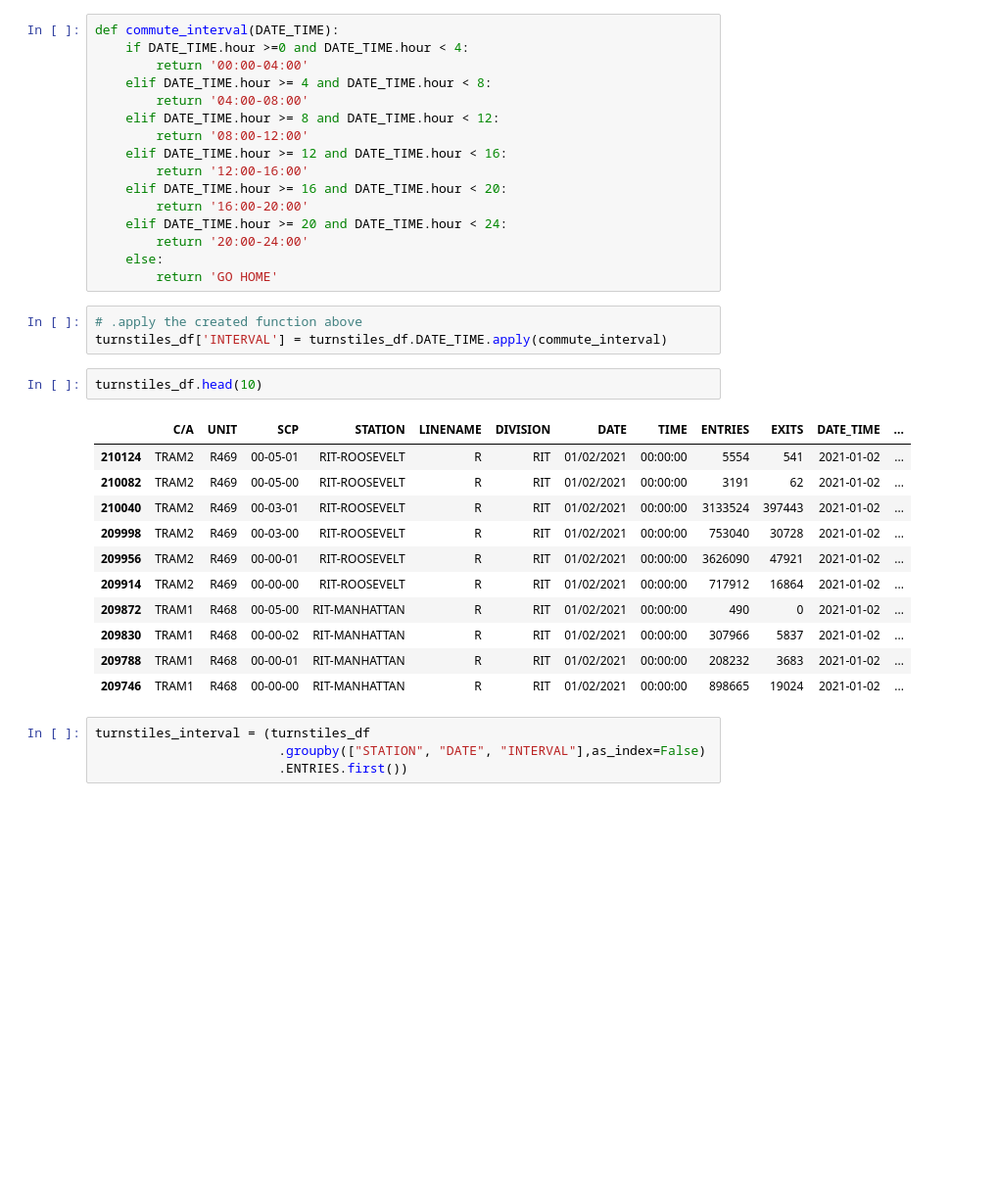
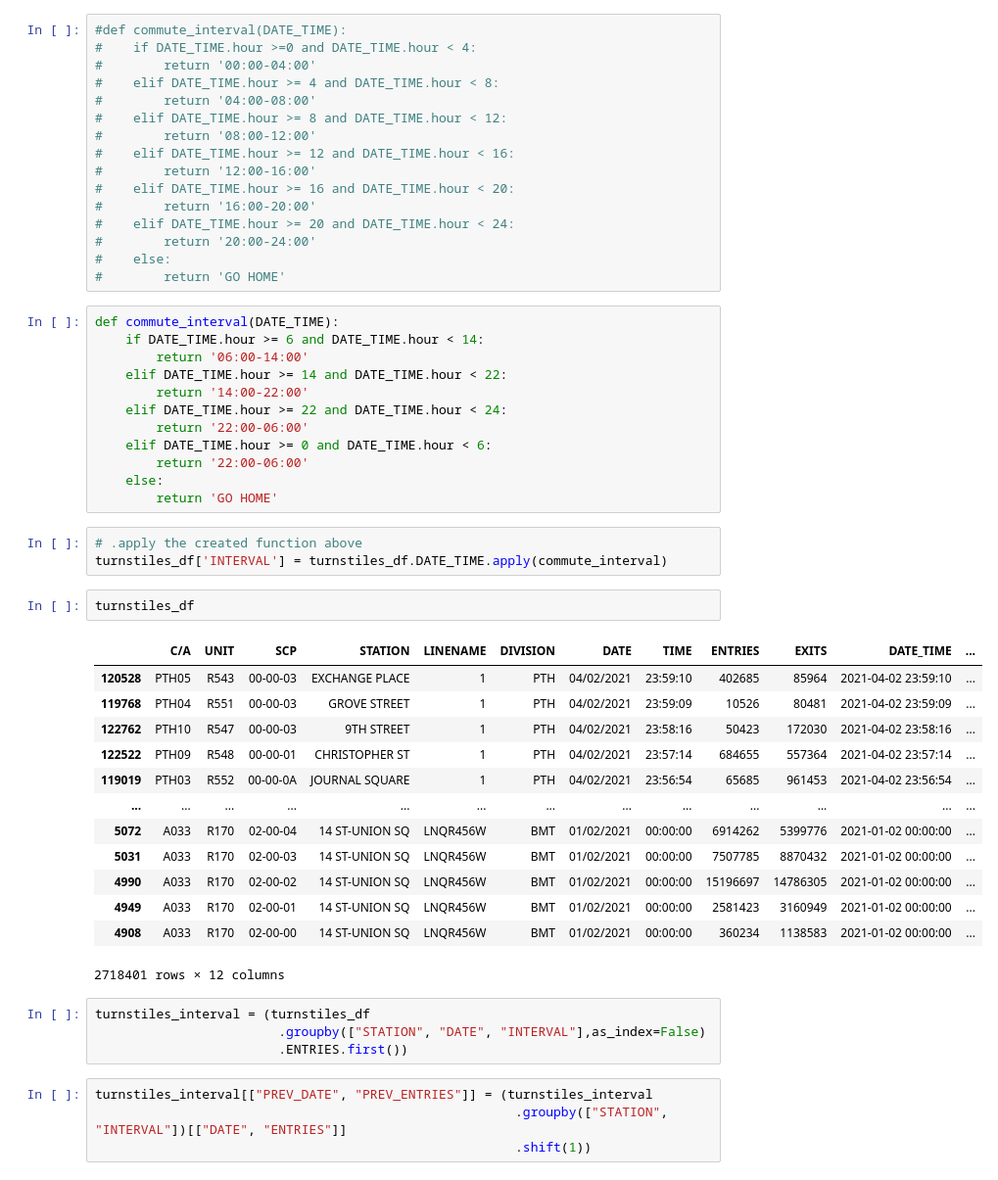
Before and after one commit to munwonjj/EDA-Project, a Jupyter notebook: EDA2.ipynb, the cells around one changed output. Shown at 98% size. Saved outputs shown, nothing was run; the diff lists cells and outputs as text; blank space fills up the shorter version.

```diff
--- a/EDA2.ipynb
+++ b/EDA2.ipynb
@@ -279,38 +245,56 @@ turnstiles_df
 2718401 rows × 11 columns
 # %%
-def commute_interval(DATE_TIME):
-    if DATE_TIME.hour >=0 and DATE_TIME.hour < 4:
-        return '00:00-04:00'
-    elif DATE_TIME.hour >= 4 and DATE_TIME.hour < 8:
-        return '04:00-08:00'
-    elif DATE_TIME.hour >= 8 and DATE_TIME.hour < 12:
-        return '08:00-12:00'
-    elif DATE_TIME.hour >= 12 and DATE_TIME.hour < 16:
-        return '12:00-16:00'
-    elif DATE_TIME.hour >= 16 and DATE_TIME.hour < 20:
-        return '16:00-20:00'
-    elif DATE_TIME.hour >= 20 and DATE_TIME.hour < 24:
-        return '20:00-24:00'
-    else:
-        return 'GO HOME'
+#def commute_interval(DATE_TIME):
+#    if DATE_TIME.hour >=0 and DATE_TIME.hour < 4:
+#        return '00:00-04:00'
+#    elif DATE_TIME.hour >= 4 and DATE_TIME.hour < 8:
+#        return '04:00-08:00'
+#    elif DATE_TIME.hour >= 8 and DATE_TIME.hour < 12:
+#        return '08:00-12:00'
+#    elif DATE_TIME.hour >= 12 and DATE_TIME.hour < 16:
+#        return '12:00-16:00'
+#    elif DATE_TIME.hour >= 16 and DATE_TIME.hour < 20:
+#        return '16:00-20:00'
+#    elif DATE_TIME.hour >= 20 and DATE_TIME.hour < 24:
+#        return '20:00-24:00'
+#    else:
+#        return 'GO HOME'
+# %%
+def commute_interval(DATE_TIME):
+    if DATE_TIME.hour >= 6 and DATE_TIME.hour < 14:
+        return '06:00-14:00'
+    elif DATE_TIME.hour >= 14 and DATE_TIME.hour < 22:
+        return '14:00-22:00'
+    elif DATE_TIME.hour >= 22 and DATE_TIME.hour < 24:
+        return '22:00-06:00'
+    elif DATE_TIME.hour >= 0 and DATE_TIME.hour < 6:
+        return '22:00-06:00'
+    else:
+        return 'GO HOME'
 # %%
 # .apply the created function above
 turnstiles_df['INTERVAL'] = turnstiles_df.DATE_TIME.apply(commute_interval)
 # %%
-turnstiles_df.head(10)
+turnstiles_df
 # %% [output]
 |  | C/A | UNIT | SCP | STATION | LINENAME | DIVISION | DATE | TIME | ENTRIES | EXITS | DATE_TIME | ... |
-| 210124 | TRAM2 | R469 | 00-05-01 | RIT-ROOSEVELT | R | RIT | 01/02/2021 | 00:00:00 | 5554 | 541 | 2021-01-02 | ... |
-| 210082 | TRAM2 | R469 | 00-05-00 | RIT-ROOSEVELT | R | RIT | 01/02/2021 | 00:00:00 | 3191 | 62 | 2021-01-02 | ... |
-| 210040 | TRAM2 | R469 | 00-03-01 | RIT-ROOSEVELT | R | RIT | 01/02/2021 | 00:00:00 | 3133524 | 397443 | 2021-01-02 | ... |
-| 209998 | TRAM2 | R469 | 00-03-00 | RIT-ROOSEVELT | R | RIT | 01/02/2021 | 00:00:00 | 753040 | 30728 | 2021-01-02 | ... |
-| 209956 | TRAM2 | R469 | 00-00-01 | RIT-ROOSEVELT | R | RIT | 01/02/2021 | 00:00:00 | 3626090 | 47921 | 2021-01-02 | ... |
-| 209914 | TRAM2 | R469 | 00-00-00 | RIT-ROOSEVELT | R | RIT | 01/02/2021 | 00:00:00 | 717912 | 16864 | 2021-01-02 | ... |
-| 209872 | TRAM1 | R468 | 00-05-00 | RIT-MANHATTAN | R | RIT | 01/02/2021 | 00:00:00 | 490 | 0 | 2021-01-02 | ... |
-| 209830 | TRAM1 | R468 | 00-00-02 | RIT-MANHATTAN | R | RIT | 01/02/2021 | 00:00:00 | 307966 | 5837 | 2021-01-02 | ... |
-| 209788 | TRAM1 | R468 | 00-00-01 | RIT-MANHATTAN | R | RIT | 01/02/2021 | 00:00:00 | 208232 | 3683 | 2021-01-02 | ... |
-| 209746 | TRAM1 | R468 | 00-00-00 | RIT-MANHATTAN | R | RIT | 01/02/2021 | 00:00:00 | 898665 | 19024 | 2021-01-02 | ... |
+| 120528 | PTH05 | R543 | 00-00-03 | EXCHANGE PLACE | 1 | PTH | 04/02/2021 | 23:59:10 | 402685 | 85964 | 2021-04-02 23:59:10 | ... |
+| 119768 | PTH04 | R551 | 00-00-03 | GROVE STREET | 1 | PTH | 04/02/2021 | 23:59:09 | 10526 | 80481 | 2021-04-02 23:59:09 | ... |
+| 122762 | PTH10 | R547 | 00-00-03 | 9TH STREET | 1 | PTH | 04/02/2021 | 23:58:16 | 50423 | 172030 | 2021-04-02 23:58:16 | ... |
+| 122522 | PTH09 | R548 | 00-00-01 | CHRISTOPHER ST | 1 | PTH | 04/02/2021 | 23:57:14 | 684655 | 557364 | 2021-04-02 23:57:14 | ... |
+| 119019 | PTH03 | R552 | 00-00-0A | JOURNAL SQUARE | 1 | PTH | 04/02/2021 | 23:56:54 | 65685 | 961453 | 2021-04-02 23:56:54 | ... |
+| ... | ... | ... | ... | ... | ... | ... | ... | ... | ... | ... | ... | ... |
+| 5072 | A033 | R170 | 02-00-04 | 14 ST-UNION SQ | LNQR456W | BMT | 01/02/2021 | 00:00:00 | 6914262 | 5399776 | 2021-01-02 00:00:00 | ... |
+| 5031 | A033 | R170 | 02-00-03 | 14 ST-UNION SQ | LNQR456W | BMT | 01/02/2021 | 00:00:00 | 7507785 | 8870432 | 2021-01-02 00:00:00 | ... |
+| 4990 | A033 | R170 | 02-00-02 | 14 ST-UNION SQ | LNQR456W | BMT | 01/02/2021 | 00:00:00 | 15196697 | 14786305 | 2021-01-02 00:00:00 | ... |
+| 4949 | A033 | R170 | 02-00-01 | 14 ST-UNION SQ | LNQR456W | BMT | 01/02/2021 | 00:00:00 | 2581423 | 3160949 | 2021-01-02 00:00:00 | ... |
+| 4908 | A033 | R170 | 02-00-00 | 14 ST-UNION SQ | LNQR456W | BMT | 01/02/2021 | 00:00:00 | 360234 | 1138583 | 2021-01-02 00:00:00 | ... |
+2718401 rows × 12 columns
 # %%
 turnstiles_interval = (turnstiles_df
                         .groupby(["STATION", "DATE", "INTERVAL"],as_index=False)
                         .ENTRIES.first())
+# %%
+turnstiles_interval[["PREV_DATE", "PREV_ENTRIES"]] = (turnstiles_interval
+                                                       .groupby(["STATION", "INTERVAL"])[["DATE", "ENTRIES"]]
+                                                       .shift(1))
```
Also changed, not shown: parts of 33 cells of this notebook.
